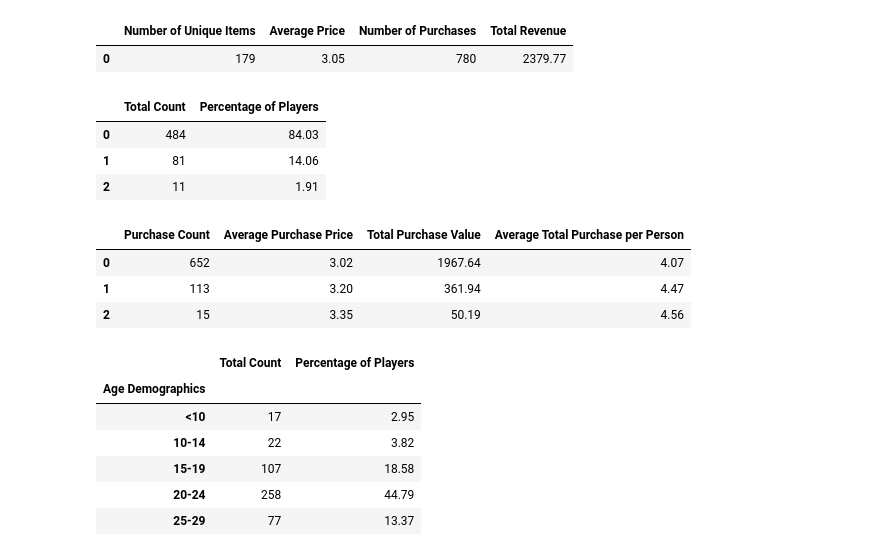
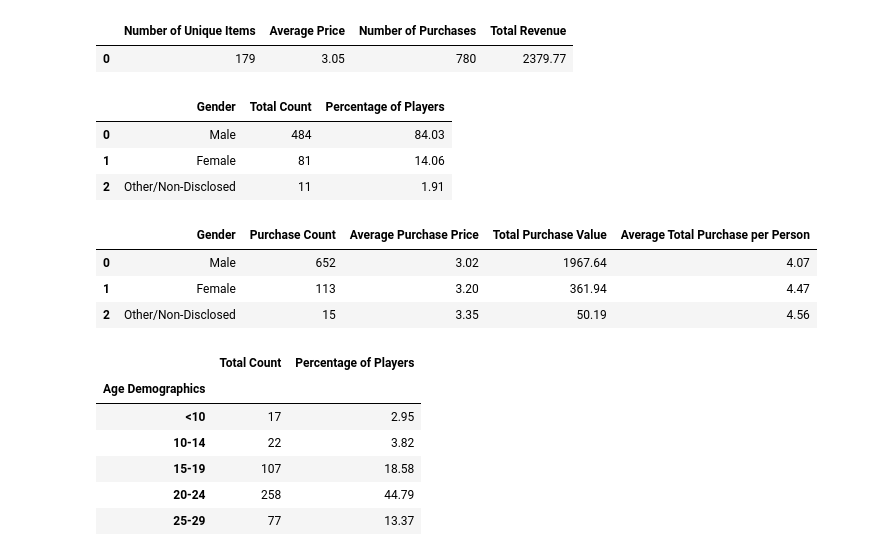
Before and after one commit to aebowden36/pandas-challenge, a Jupyter notebook: HeroesOfPymoli/HeroesOfPymoli.ipynb, the cells around one changed output. Saved outputs shown, nothing was run; the diff lists cells and outputs as text; code cells hidden in the pictures.

```diff
--- a/HeroesOfPymoli/HeroesOfPymoli.ipynb
+++ b/HeroesOfPymoli/HeroesOfPymoli.ipynb
@@ -64,13 +64,13 @@ total_other = len(other_df.unique())
 percent_other = round((total_other/unique_heroes)*100, 2)
 # %%
 #Gender demographics summary table
-gender_demographics_df = pd.DataFrame({"Total Count":[total_male,total_female,total_other],"Percentage of Players":[percent_male,percent_female,percent_other]})
+gender_demographics_df = pd.DataFrame({"Gender":["Male","Female","Other/Non-Disclosed"],"Total Count":[total_male,total_female,total_other],"Percentage of Players":[percent_male,percent_female,percent_other]})
 gender_demographics_df
 # %% [output]
-|  | Total Count | Percentage of Players |
-| 0 | 484 | 84.03 |
-| 1 | 81 | 14.06 |
-| 2 | 11 | 1.91 |
+|  | Gender | Total Count | Percentage of Players |
+| 0 | Male | 484 | 84.03 |
+| 1 | Female | 81 | 14.06 |
+| 2 | Other/Non-Disclosed | 11 | 1.91 |
 # %%
 #male purchasing analysis
 male_purchasing_df = heroes_df.loc[heroes_df["Gender"] == "Male","Price"]
@@ -103,13 +103,13 @@ other_purchase_total = other_purchasing_df.sum()
 average_other_purchase = round(other_purchase_total/total_other,2)
 # %%
 #purchasing analysis (gender) summary table
-gender_purchasing_analysis_df = pd.DataFrame({"Purchase Count":[male_purchase_count,female_purchase_count,other_purchase_count],"Average Purchase Price":[male_average_price,female_average_price,other_average_price],"Total Purchase Value":[male_purchase_total,female_purchase_total,other_purchase_total],"Average Total Purchase per Person":[average_male_purchase,average_female_purchase,average_other_purchase]})
+gender_purchasing_analysis_df = pd.DataFrame({"Gender":["Male","Female","Other/Non-Disclosed"],"Purchase Count":[male_purchase_count,female_purchase_count,other_purchase_count],"Average Purchase Price":[male_average_price,female_average_price,other_average_price],"Total Purchase Value":[male_purchase_total,female_purchase_total,other_purchase_total],"Average Total Purchase per Person":[average_male_purchase,average_female_purchase,average_other_purchase]})
 gender_purchasing_analysis_df
 # %% [output]
-|  | Purchase Count | Average Purchase Price | Total Purchase Value | Average Total Purchase per Person |
-| 0 | 652 | 3.02 | 1967.64 | 4.07 |
-| 1 | 113 | 3.20 | 361.94 | 4.47 |
-| 2 | 15 | 3.35 | 50.19 | 4.56 |
+|  | Gender | Purchase Count | Average Purchase Price | Total Purchase Value | Average Total Purchase per Person |
+| 0 | Male | 652 | 3.02 | 1967.64 | 4.07 |
+| 1 | Female | 113 | 3.20 | 361.94 | 4.47 |
+| 2 | Other/Non-Disclosed | 15 | 3.35 | 50.19 | 4.56 |
 # %%
 unique_users = heroes_df.groupby("SN")
 
```
Also changed, not shown: parts of 4 cells of this notebook.
